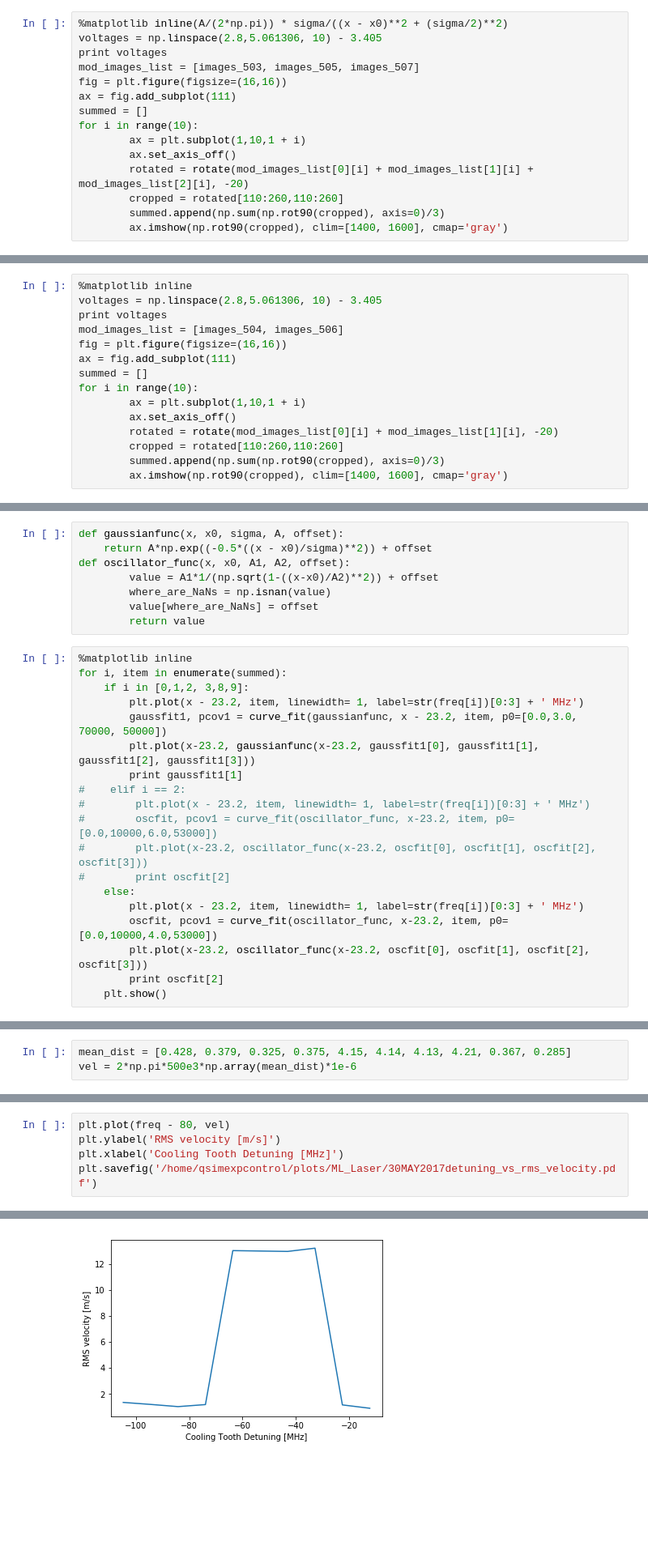
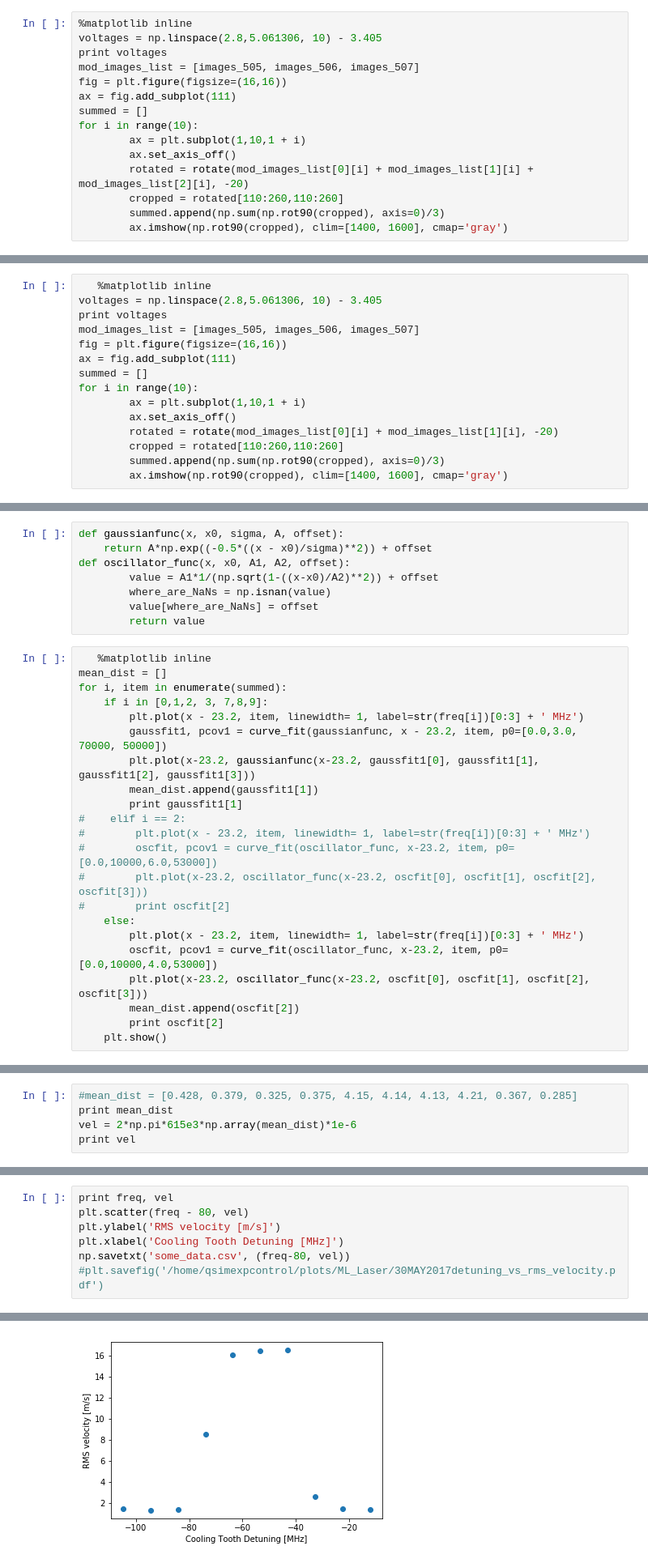
Before and after one commit to CampbellGroup/Qsim, a Jupyter notebook: Ipython-Notebooks/26MAY2017_beta_scans.ipynb, the cells around one changed output, grey strips where cells are left out. Shown at 81% size. Drawn from its saved outputs; the diff is of its cells as text; blank space fills up the shorter version.

```diff
--- a/Ipython-Notebooks/26MAY2017_beta_scans.ipynb
+++ b/Ipython-Notebooks/26MAY2017_beta_scans.ipynb
@@ -65,10 +65,10 @@ plt.subplots_adjust(hspace=0.01)
 # %% [markdown]
 # Images with melted ion near resonance
 # %%
-%matplotlib inline(A/(2*np.pi)) * sigma/((x - x0)**2 + (sigma/2)**2)
+%matplotlib inline
 voltages = np.linspace(2.8,5.061306, 10) - 3.405
 print voltages
-mod_images_list = [images_503, images_505, images_507]
+mod_images_list = [images_505, images_506, images_507]
 fig = plt.figure(figsize=(16,16))
 ax = fig.add_subplot(111)
 summed = []
@@ -101,10 +100,10 @@ plt.title('Ion displacement due to ML laser at different tooth detunings')
 # %% [markdown]
 # Images with crystallized near resonance
 # %%
-%matplotlib inline
+   %matplotlib inline
 voltages = np.linspace(2.8,5.061306, 10) - 3.405
 print voltages
-mod_images_list = [images_504, images_506]
+mod_images_list = [images_505, images_506, images_507]
 fig = plt.figure(figsize=(16,16))
 ax = fig.add_subplot(111)
 summed = []
@@ -144,12 +141,14 @@ def oscillator_func(x, x0, A1, A2, offset):
         value[where_are_NaNs] = offset
         return value
 # %%
-%matplotlib inline
+   %matplotlib inline
+mean_dist = []
 for i, item in enumerate(summed):
-    if i in [0,1,2, 3,8,9]:
+    if i in [0,1,2, 3, 7,8,9]:
         plt.plot(x - 23.2, item, linewidth= 1, label=str(freq[i])[0:3] + ' MHz')
         gaussfit1, pcov1 = curve_fit(gaussianfunc, x - 23.2, item, p0=[0.0,3.0, 70000, 50000])
         plt.plot(x-23.2, gaussianfunc(x-23.2, gaussfit1[0], gaussfit1[1], gaussfit1[2], gaussfit1[3]))
+        mean_dist.append(gaussfit1[1])
         print gaussfit1[1]
 #    elif i == 2:
 #        plt.plot(x - 23.2, item, linewidth= 1, label=str(freq[i])[0:3] + ' MHz')
@@ -160,6 +159,7 @@ for i, item in enumerate(summed):
         plt.plot(x - 23.2, item, linewidth= 1, label=str(freq[i])[0:3] + ' MHz')
         oscfit, pcov1 = curve_fit(oscillator_func, x-23.2, item, p0=[0.0,10000,4.0,53000])
         plt.plot(x-23.2, oscillator_func(x-23.2, oscfit[0], oscfit[1], oscfit[2], oscfit[3]))
+        mean_dist.append(oscfit[2])
         print oscfit[2]
     plt.show()
 # %% [output]
@@ -178,4 +178,6 @@ for i, item in enumerate(summed):
 ... (8 outputs left out)
 # %%
-mean_dist = [0.428, 0.379, 0.325, 0.375, 4.15, 4.14, 4.13, 4.21, 0.367, 0.285]
-vel = 2*np.pi*500e3*np.array(mean_dist)*1e-6
+#mean_dist = [0.428, 0.379, 0.325, 0.375, 4.15, 4.14, 4.13, 4.21, 0.367, 0.285]
+print mean_dist
+vel = 2*np.pi*615e3*np.array(mean_dist)*1e-6
+print vel
@@ -182,6 +188,8 @@ vel = 2*np.pi*500e3*np.array(mean_dist)*1e-6
 # %%
-plt.plot(freq - 80, vel)
+print freq, vel
+plt.scatter(freq - 80, vel)
 plt.ylabel('RMS velocity [m/s]')
 plt.xlabel('Cooling Tooth Detuning [MHz]')
-plt.savefig('/home/qsimexpcontrol/plots/ML_Laser/30MAY2017detuning_vs_rms_velocity.pdf')
+np.savetxt('some_data.csv', (freq-80, vel))
+#plt.savefig('/home/qsimexpcontrol/plots/ML_Laser/30MAY2017detuning_vs_rms_velocity.pdf')
 # %% [output]
@@ -188 +199 @@ plt.savefig('/home/qsimexpcontrol/plots/ML_Laser/30MAY2017detuning_vs_rms_veloci
-[figure, old version]
+[figure, new version]
```
Also changed, not shown: parts of 9 cells of this notebook, 14 other files.
